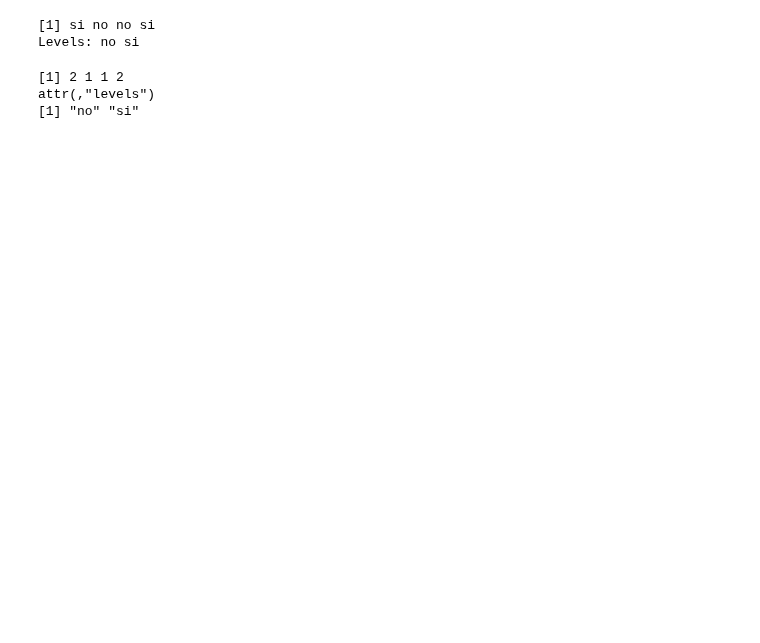
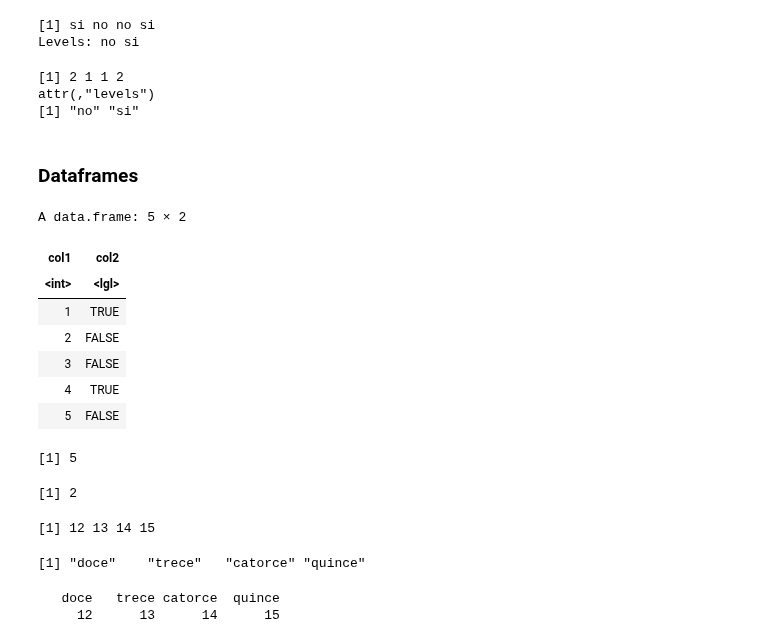
Before and after one commit to emilianodesu/LCD-5Sem-2025-1, a Jupyter notebook: PPCD/T3 Programacion en R/t3_rlang.ipynb, the cells around one changed output. Drawn from its saved outputs; the diff is of its cells as text; code cells hidden in the pictures; blank space fills up the shorter version.

```diff
--- a/PPCD/Python + R/14Ago.ipynb
+++ b/PPCD/T3 Programacion en R/t3_rlang.ipynb
@@ -402,3 +405,40 @@ unclass(x)
 [1] 2 1 1 2
 attr(,"levels")
 [1] "no" "si"
+# %% [markdown]
+### Dataframes
+# %%
+x <- data.frame(col1 = 1:5, col2 = base::c(TRUE, FALSE, FALSE, TRUE, FALSE))
+x
+# %% [output]
+A data.frame: 5 × 2
+| col1 | col2 |
+| <int> | <lgl> |
+| 1 | TRUE |
+| 2 | FALSE |
+| 3 | FALSE |
+| 4 | TRUE |
+| 5 | FALSE |
+# %%
+nrow(x)
+# %% [output]
+[1] 5
+# %%
+ncol(x)
+# %% [output]
+[1] 2
+# %%
+x <- 12:15
+x
+# %% [output]
+[1] 12 13 14 15
+# %%
+names(x) <- base::c("doce", "trece", "catorce", "quince")
+names(x)
+# %% [output]
+[1] "doce"    "trece"   "catorce" "quince"
+# %%
+x
+# %% [output]
+   doce   trece catorce  quince
+     12      13      14      15
```
Also changed, not shown: parts of 60 cells of this notebook, 19 other files.
